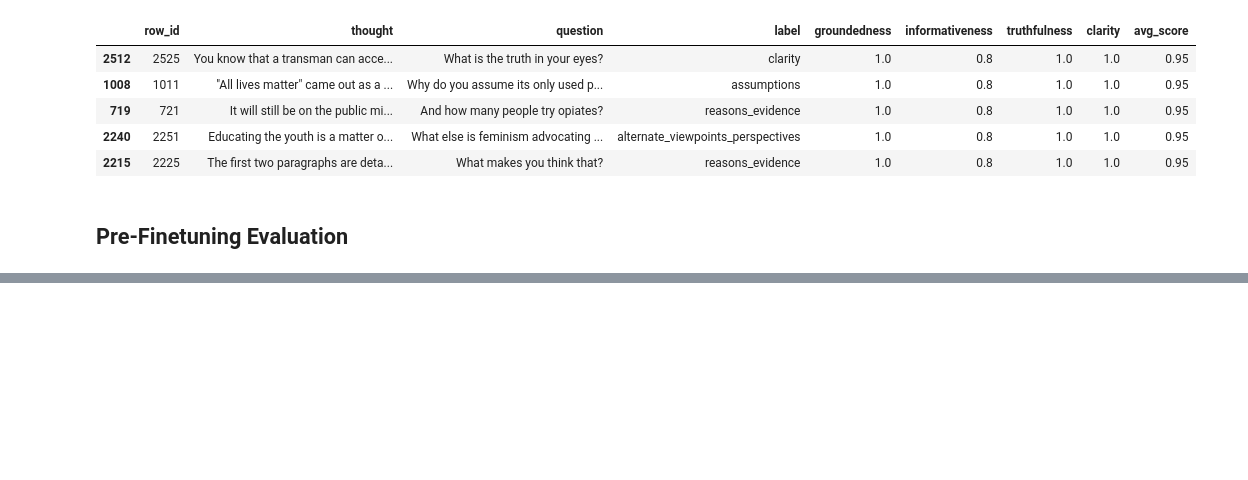
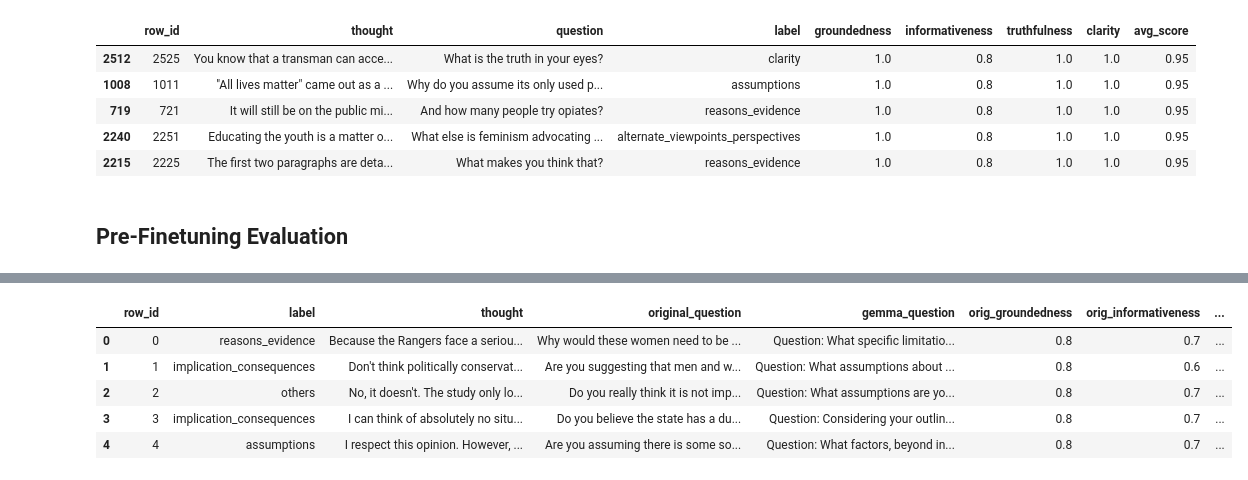
Before and after one commit to dylanlo8/agentic-interviewer, a Jupyter notebook: socratic_study/eda.ipynb, the cells around one changed output, grey strips where cells are left out. Cells and saved outputs as stored; diff of their text form; code cells hidden in the pictures; blank space fills up the shorter version.

```diff
--- a/socratic_study/eda.ipynb
+++ b/socratic_study/eda.ipynb
@@ -551,0 +832,7 @@ top_600.to_csv("finetuning600.csv", index=False)
+# %%
+# Check Batch Status
+client = OpenAI()
+batch_status = client.batches.retrieve(batch_test_id)
+print(f"Status: {batch_status.status}")
+if batch_status.output_file_id:
+    print(f"Output File ID: {batch_status.output_file_id}")
@@ -551,0 +842,13 @@ top_600.to_csv("finetuning600.csv", index=False)
+# %%
+# Once completed, retrieve results
+OUTPUT_TEST_JSONL = "judge_batch_output_test.jsonl"
+
+if batch_status.status == "completed" and batch_status.output_file_id:
+    file_response = client.files.content(batch_status.output_file_id)
+
+    with open(OUTPUT_TEST_JSONL, "w", encoding="utf-8") as f:
+        f.write(file_response.text)
+
+    print(f"Saved results to {OUTPUT_TEST_JSONL}")
+else:
+    print("Batch not yet completed. Re-run this cell later.")
@@ -551,0 +857,71 @@ top_600.to_csv("finetuning600.csv", index=False)
+# %%
+# Process results and merge back
+results_map = {}
+
+# Only proceed if we have a result file
+if os.path.exists(OUTPUT_TEST_JSONL):
+    with open(OUTPUT_TEST_JSONL, "r", encoding="utf-8") as f:
+        for line in f:
+            if not line.strip(): continue
+            data = json.loads(line)
+            custom_id = data["custom_id"] # format: row-{idx}-{type}
+
+            # Extract scores
+            response_body = data["response"]["body"]
+            if response_body:
+                output_text = response_body["output"][0]["content"][0]["text"]
+                try:
+                    scores = json.loads(output_text)
+
+                    # Parse custom_id
+                    parts = custom_id.split("-")
+                    # custom_id format can be "row-123-original" or "row-123-gemma"
+                    row_idx = int(parts[1])
+                    eval_type = parts[2] # "original" or "gemma"
+
+                    if row_idx not in results_map:
+                        results_map[row_idx] = {}
+
+                    results_map[row_idx][eval_type] = scores
+                except Exception as e:
+                    print(f"Error parsing row {custom_id}: {e}")
+
+    # Build comparison DataFrame
+    comparison_rows = []
+    for idx, row in df_test_gen.iterrows():
+        res = results_map.get(idx, {})
+
+        row_data = {
+            "row_id": idx,
+            "label": row["label"],
+            "thought": row["thought"],
+            "original_question": row["question"],
+            "gemma_question": row["generated_followup"]
+        }
+
+        # Add original scores
+        orig_scores = res.get("original", {})
+        for k in ["groundedness", "informativeness", "truthfulness", "clarity"]:
+            row_data[f"orig_{k}"] = orig_scores.get(k, {}).get("score", None)
+
+        # Add gemma scores
+        gemma_scores = res.get("gemma", {})
+        for k in ["groundedness", "informativeness", "truthfulness", "clarity"]:
+            row_data[f"gemma_{k}"] = gemma_scores.get(k, {}).get("score", None)
+
+        comparison_rows.append(row_data)
+
+    df_results = pd.DataFrame(comparison_rows)
+    print("First 5 result rows:")
+    display(df_results.head())
+
+    # Simple aggregation comparison
+    print("\n--- Original Questions Average Scores ---")
+    print(df_results[[c for c in df_results.columns if c.startswith("orig_") and c != "original_question"]].mean())
+
+    print("\n--- Gemma Generated Questions Average Scores ---")
+    print(df_results[[c for c in df_results.columns if c.startswith("gemma_") and c != "gemma_question"]].mean())
+    df_results.to_csv("data/test_set_evaluation_results.csv", index=False)
+else:
+    print(f"Result file {OUTPUT_TEST_JSONL} not found yet.")
+# %% [output]
@@ -551,0 +930,6 @@ top_600.to_csv("finetuning600.csv", index=False)
+|  | row_id | label | thought | original_question | gemma_question | orig_groundedness | orig_informativeness | ... |
+| 0 | 0 | reasons_evidence | Because the Rangers face a seriou... | Why would these women need to be ... | Question: What specific limitatio... | 0.8 | 0.7 | ... |
+| 1 | 1 | implication_consequences | Don't think politically conservat... | Are you suggesting that men and w... | Question: What assumptions about ... | 0.8 | 0.6 | ... |
+| 2 | 2 | others | No, it doesn't. The study only lo... | Do you really think it is not imp... | Question: What assumptions are yo... | 0.8 | 0.7 | ... |
+| 3 | 3 | implication_consequences | I can think of absolutely no situ... | Do you believe the state has a du... | Question: Considering your outlin... | 0.8 | 0.7 | ... |
+| 4 | 4 | assumptions | I respect this opinion. However, ... | Are you assuming there is some so... | Question: What factors, beyond in... | 0.8 | 0.7 | ... |
```
Also changed, not shown: parts of 31 cells of this notebook, 21 other files.
